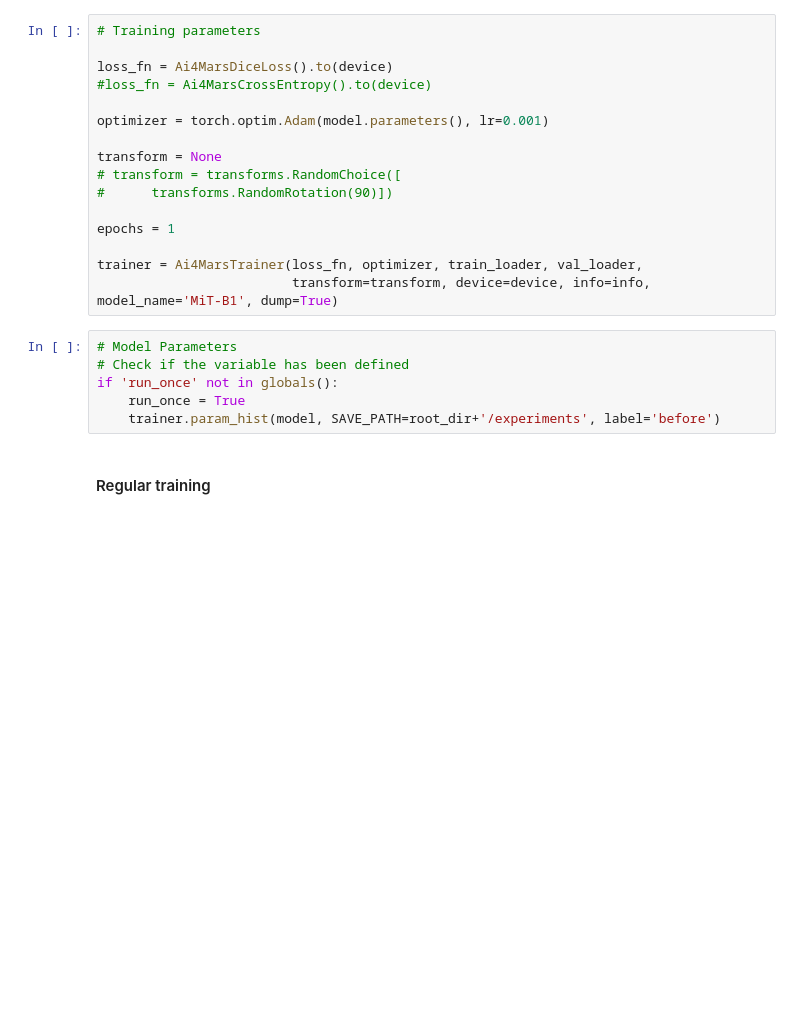
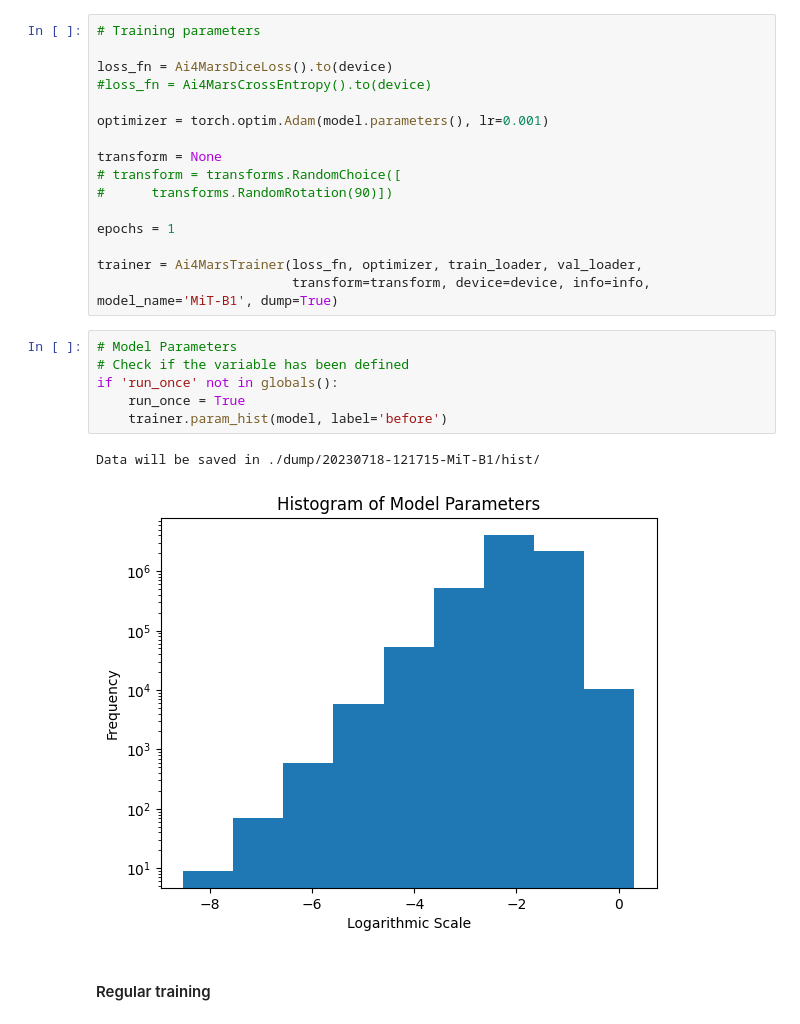
Before and after one commit to airoprojects/visiope, a Jupyter notebook: experiments/test_models.ipynb, the cells around one changed output. Saved outputs shown, nothing was run; the diff lists cells and outputs as text; blank space fills up the shorter version.

```diff
--- a/experiments/test_models.ipynb
+++ b/experiments/test_models.ipynb
@@ -317,9 +409,12 @@ trainer = Ai4MarsTrainer(loss_fn, optimizer, train_loader, val_loader,
 # %%
 # Model Parameters
 # Check if the variable has been defined
 if 'run_once' not in globals():
     run_once = True
-    trainer.param_hist(model, SAVE_PATH=root_dir+'/experiments', label='before')
+    trainer.param_hist(model, label='before')
+# %% [output]
+Data will be saved in ./dump/20230718-121715-MiT-B1/hist/
+[figure, added]
 # %% [markdown]
 #### Regular training
 # %%
```
Also changed, not shown: parts of 12 cells of this notebook, 2 other files.
